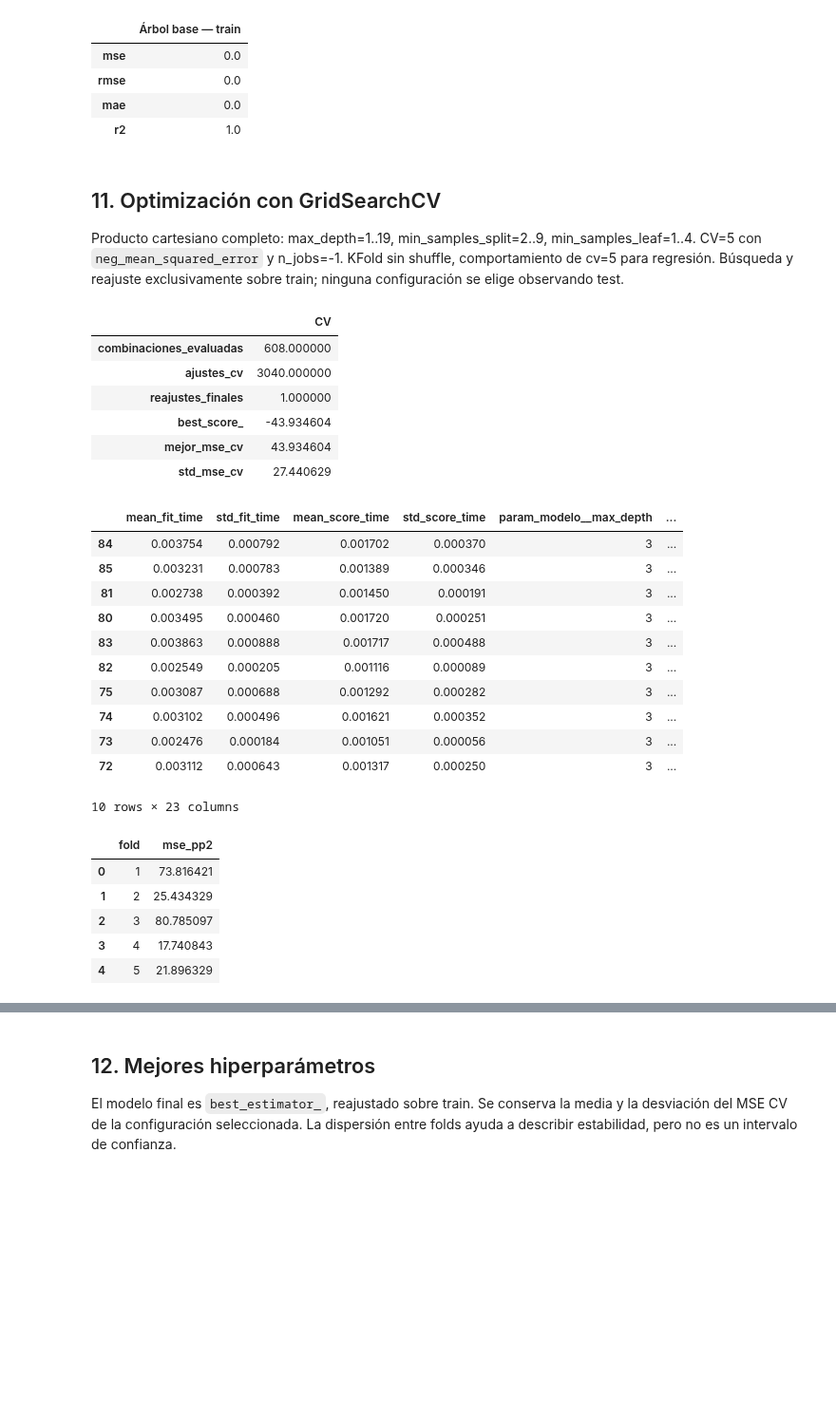
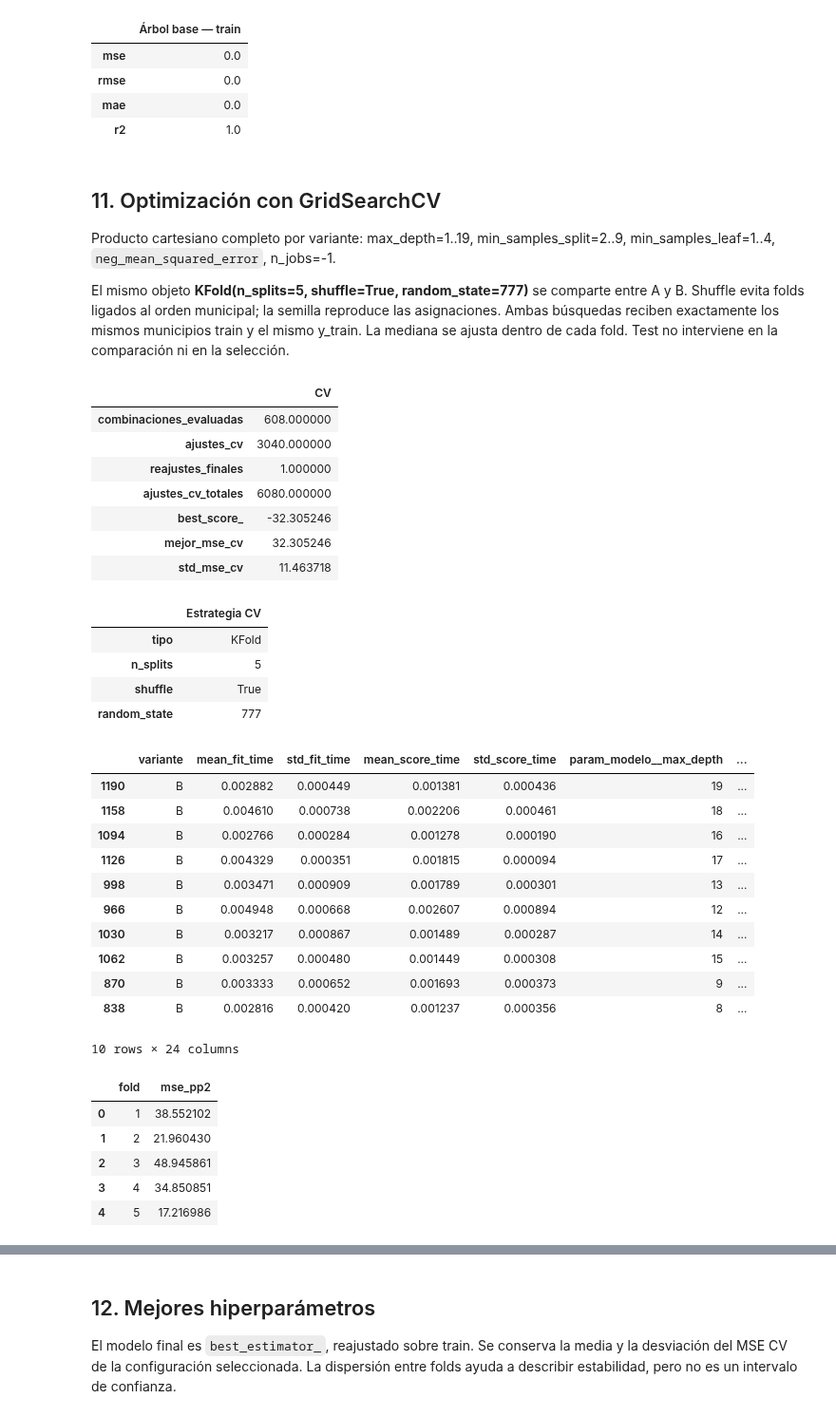
Before and after one commit to lpzealexjoelquispeti-dot/Mineria-de-Datos-Internet, a Jupyter notebook: notebooks/H3_3_Arbol_Regresion_Internet_LaPaz.ipynb, the cells around one changed output, grey strips where cells are left out. Shown at 95% size. Drawn from its saved outputs; the diff is of its cells as text; code cells hidden in the pictures; blank space fills up the shorter version.

```diff
--- a/notebooks/H3_3_Arbol_Regresion_Internet_LaPaz.ipynb
+++ b/notebooks/H3_3_Arbol_Regresion_Internet_LaPaz.ipynb
@@ -166,36 +182,45 @@ Pipeline(steps=[('imputador',
 | r2 | 1.0 |
 # %% [markdown]
 ## 11. Optimización con GridSearchCV
-Producto cartesiano completo: max_depth=1..19, min_samples_split=2..9, min_samples_leaf=1..4. CV=5 con `neg_mean_squared_error` y n_jobs=-1. KFold sin shuffle, comportamiento de cv=5 para regresión. Búsqueda y reajuste exclusivamente sobre train; ninguna configuración se elige observando test.
+Producto cartesiano completo por variante: max_depth=1..19, min_samples_split=2..9, min_samples_leaf=1..4, `neg_mean_squared_error`, n_jobs=-1.
+
+El mismo objeto **KFold(n_splits=5, shuffle=True, random_state=777)** se comparte entre A y B. Shuffle evita folds ligados al orden municipal; la semilla reproduce las asignaciones. Ambas búsquedas reciben exactamente los mismos municipios train y el mismo y_train. La mediana se ajusta dentro de cada fold. Test no interviene en la comparación ni en la selección.
 # %%
 grid = resumen['gridsearch']
-display(pd.Series({k: grid[k] for k in ['combinaciones_evaluadas', 'ajustes_cv', 'reajustes_finales', 'best_score_', 'mejor_mse_cv', 'std_mse_cv']}).to_frame('CV'))
+display(pd.Series({k: grid[k] for k in ['combinaciones_evaluadas', 'ajustes_cv', 'reajustes_finales', 'ajustes_cv_totales', 'best_score_', 'mejor_mse_cv', 'std_mse_cv']}).to_frame('CV'))
 cv_resultados = pd.read_csv(RAIZ / resumen['artefactos']['gridsearch'])
-display(cv_resultados.sort_values('rank_test_score').head(10))
+display(pd.Series(grid['configuracion_cv'], name='Estrategia CV').to_frame())
+display(cv_resultados[cv_resultados.variante.eq(resumen['seleccion_features']['variante'])].sort_values('rank_test_score').head(10))
 display(pd.DataFrame({'fold': range(1, grid['cv'] + 1), 'mse_pp2': grid['mse_folds']}))
 # %% [output]
 |  | CV |
 | combinaciones_evaluadas | 608.000000 |
 | ajustes_cv | 3040.000000 |
 | reajustes_finales | 1.000000 |
-| best_score_ | -43.934604 |
-| mejor_mse_cv | 43.934604 |
-| std_mse_cv | 27.440629 |
+| ajustes_cv_totales | 6080.000000 |
+| best_score_ | -32.305246 |
+| mejor_mse_cv | 32.305246 |
+| std_mse_cv | 11.463718 |
-|  | mean_fit_time | std_fit_time | mean_score_time | std_score_time | param_modelo__max_depth | ... |
-| 84 | 0.003754 | 0.000792 | 0.001702 | 0.000370 | 3 | ... |
-| 85 | 0.003231 | 0.000783 | 0.001389 | 0.000346 | 3 | ... |
-| 81 | 0.002738 | 0.000392 | 0.001450 | 0.000191 | 3 | ... |
-| 80 | 0.003495 | 0.000460 | 0.001720 | 0.000251 | 3 | ... |
-| 83 | 0.003863 | 0.000888 | 0.001717 | 0.000488 | 3 | ... |
-| 82 | 0.002549 | 0.000205 | 0.001116 | 0.000089 | 3 | ... |
-| 75 | 0.003087 | 0.000688 | 0.001292 | 0.000282 | 3 | ... |
-| 74 | 0.003102 | 0.000496 | 0.001621 | 0.000352 | 3 | ... |
-| 73 | 0.002476 | 0.000184 | 0.001051 | 0.000056 | 3 | ... |
-| 72 | 0.003112 | 0.000643 | 0.001317 | 0.000250 | 3 | ... |
+|  | Estrategia CV |
+| tipo | KFold |
+| n_splits | 5 |
+| shuffle | True |
+| random_state | 777 |
+|  | variante | mean_fit_time | std_fit_time | mean_score_time | std_score_time | param_modelo__max_depth | ... |
+| 1190 | B | 0.002882 | 0.000449 | 0.001381 | 0.000436 | 19 | ... |
+| 1158 | B | 0.004610 | 0.000738 | 0.002206 | 0.000461 | 18 | ... |
+| 1094 | B | 0.002766 | 0.000284 | 0.001278 | 0.000190 | 16 | ... |
+| 1126 | B | 0.004329 | 0.000351 | 0.001815 | 0.000094 | 17 | ... |
+| 998 | B | 0.003471 | 0.000909 | 0.001789 | 0.000301 | 13 | ... |
+| 966 | B | 0.004948 | 0.000668 | 0.002607 | 0.000894 | 12 | ... |
+| 1030 | B | 0.003217 | 0.000867 | 0.001489 | 0.000287 | 14 | ... |
+| 1062 | B | 0.003257 | 0.000480 | 0.001449 | 0.000308 | 15 | ... |
+| 870 | B | 0.003333 | 0.000652 | 0.001693 | 0.000373 | 9 | ... |
+| 838 | B | 0.002816 | 0.000420 | 0.001237 | 0.000356 | 8 | ... |
-10 rows × 23 columns
+10 rows × 24 columns
-|  | fold | mse_pp2 |
-| 0 | 1 | 73.816421 |
-| 1 | 2 | 25.434329 |
-| 2 | 3 | 80.785097 |
-| 3 | 4 | 17.740843 |
-| 4 | 5 | 21.896329 |
+|  | fold | mse_pp2 |
+| 0 | 1 | 38.552102 |
+| 1 | 2 | 21.960430 |
+| 2 | 3 | 48.945861 |
+| 3 | 4 | 34.850851 |
+| 4 | 5 | 17.216986 |
```
Also changed, not shown: parts of 24 cells of this notebook, 24 other files.
